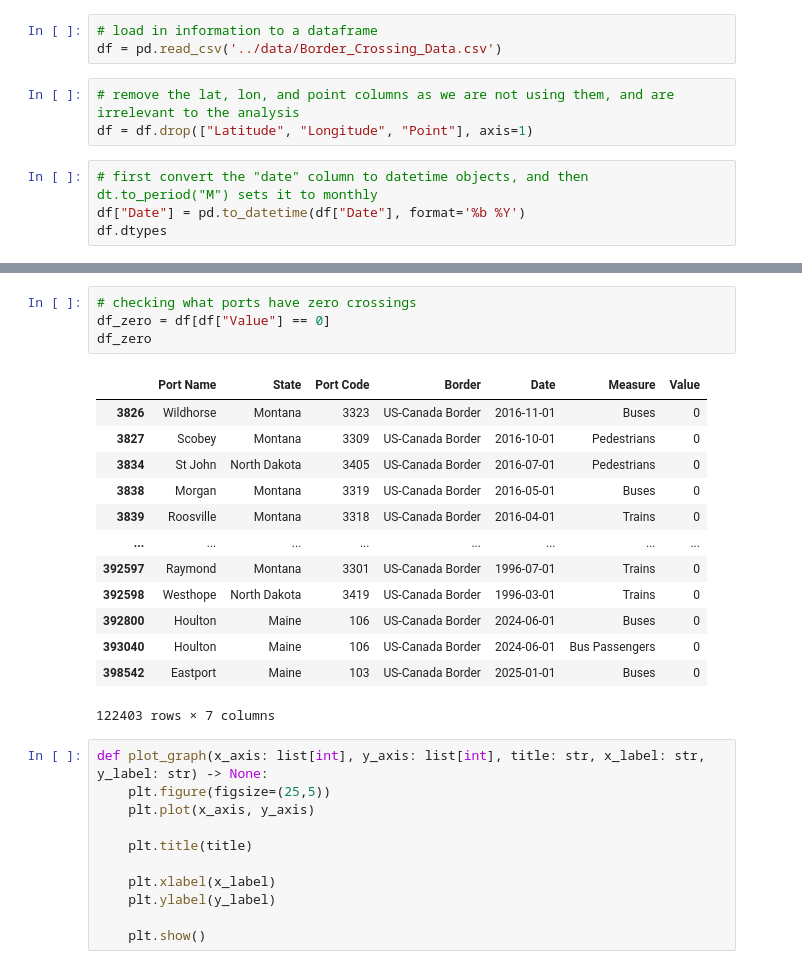
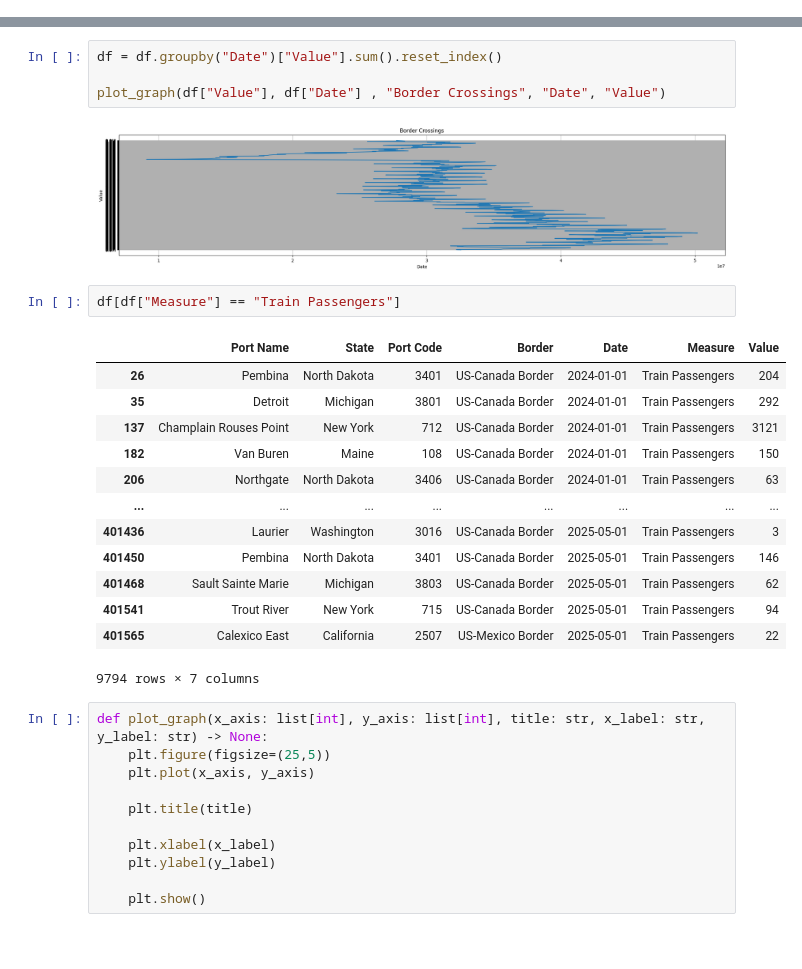
Before and after one commit to Max-Aber/Border_Crossing_Analysis, a Jupyter notebook: notebooks/border_crossing_analysis.ipynb, the cells around one changed output, grey strips where cells are left out. Cells and saved outputs as stored; diff of their text form; blank space fills up the shorter version.

```diff
--- a/notebooks/border_crossing_analysis.ipynb
+++ b/notebooks/border_crossing_analysis.ipynb
@@ -4,10 +25,0 @@ import pandas as pd
-# %%
-# load in information to a dataframe
-df = pd.read_csv('../data/Border_Crossing_Data.csv')
-# %%
-# remove the lat, lon, and point columns as we are not using them, and are irrelevant to the analysis
-df = df.drop(["Latitude", "Longitude", "Point"], axis=1)
-# %%
-# first convert the "date" column to datetime objects, and then dt.to_period("M") sets it to monthly
-df["Date"] = pd.to_datetime(df["Date"], format='%b %Y')
-df.dtypes
@@ -23,21 +26,25 @@ dtype: object
+# %%
+df = df.groupby("Date")["Value"].sum().reset_index()
+
+plot_graph(df["Value"], df["Date"] , "Border Crossings", "Date", "Value")
+# %% [output]
+[figure, added]
 # %%
-# checking what ports have zero crossings
-df_zero = df[df["Value"] == 0]
-df_zero
+df[df["Measure"] == "Train Passengers"]
 # %% [output]
 |  | Port Name | State | Port Code | Border | Date | Measure | Value |
-| 3826 | Wildhorse | Montana | 3323 | US-Canada Border | 2016-11-01 | Buses | 0 |
-| 3827 | Scobey | Montana | 3309 | US-Canada Border | 2016-10-01 | Pedestrians | 0 |
-| 3834 | St John | North Dakota | 3405 | US-Canada Border | 2016-07-01 | Pedestrians | 0 |
-| 3838 | Morgan | Montana | 3319 | US-Canada Border | 2016-05-01 | Buses | 0 |
-| 3839 | Roosville | Montana | 3318 | US-Canada Border | 2016-04-01 | Trains | 0 |
+| 26 | Pembina | North Dakota | 3401 | US-Canada Border | 2024-01-01 | Train Passengers | 204 |
+| 35 | Detroit | Michigan | 3801 | US-Canada Border | 2024-01-01 | Train Passengers | 292 |
+| 137 | Champlain Rouses Point | New York | 712 | US-Canada Border | 2024-01-01 | Train Passengers | 3121 |
+| 182 | Van Buren | Maine | 108 | US-Canada Border | 2024-01-01 | Train Passengers | 150 |
+| 206 | Northgate | North Dakota | 3406 | US-Canada Border | 2024-01-01 | Train Passengers | 63 |
 | ... | ... | ... | ... | ... | ... | ... | ... |
-| 392597 | Raymond | Montana | 3301 | US-Canada Border | 1996-07-01 | Trains | 0 |
-| 392598 | Westhope | North Dakota | 3419 | US-Canada Border | 1996-03-01 | Trains | 0 |
-| 392800 | Houlton | Maine | 106 | US-Canada Border | 2024-06-01 | Buses | 0 |
-| 393040 | Houlton | Maine | 106 | US-Canada Border | 2024-06-01 | Bus Passengers | 0 |
-| 398542 | Eastport | Maine | 103 | US-Canada Border | 2025-01-01 | Buses | 0 |
+| 401436 | Laurier | Washington | 3016 | US-Canada Border | 2025-05-01 | Train Passengers | 3 |
+| 401450 | Pembina | North Dakota | 3401 | US-Canada Border | 2025-05-01 | Train Passengers | 146 |
+| 401468 | Sault Sainte Marie | Michigan | 3803 | US-Canada Border | 2025-05-01 | Train Passengers | 62 |
+| 401541 | Trout River | New York | 715 | US-Canada Border | 2025-05-01 | Train Passengers | 94 |
+| 401565 | Calexico East | California | 2507 | US-Mexico Border | 2025-05-01 | Train Passengers | 22 |
-122403 rows × 7 columns
+9794 rows × 7 columns
 # %%
 def plot_graph(x_axis: list[int], y_axis: list[int], title: str, x_label: str, y_label: str) -> None:
     plt.figure(figsize=(25,5))
```
Also changed, not shown: parts of 2 cells of this notebook, 8 other files.
